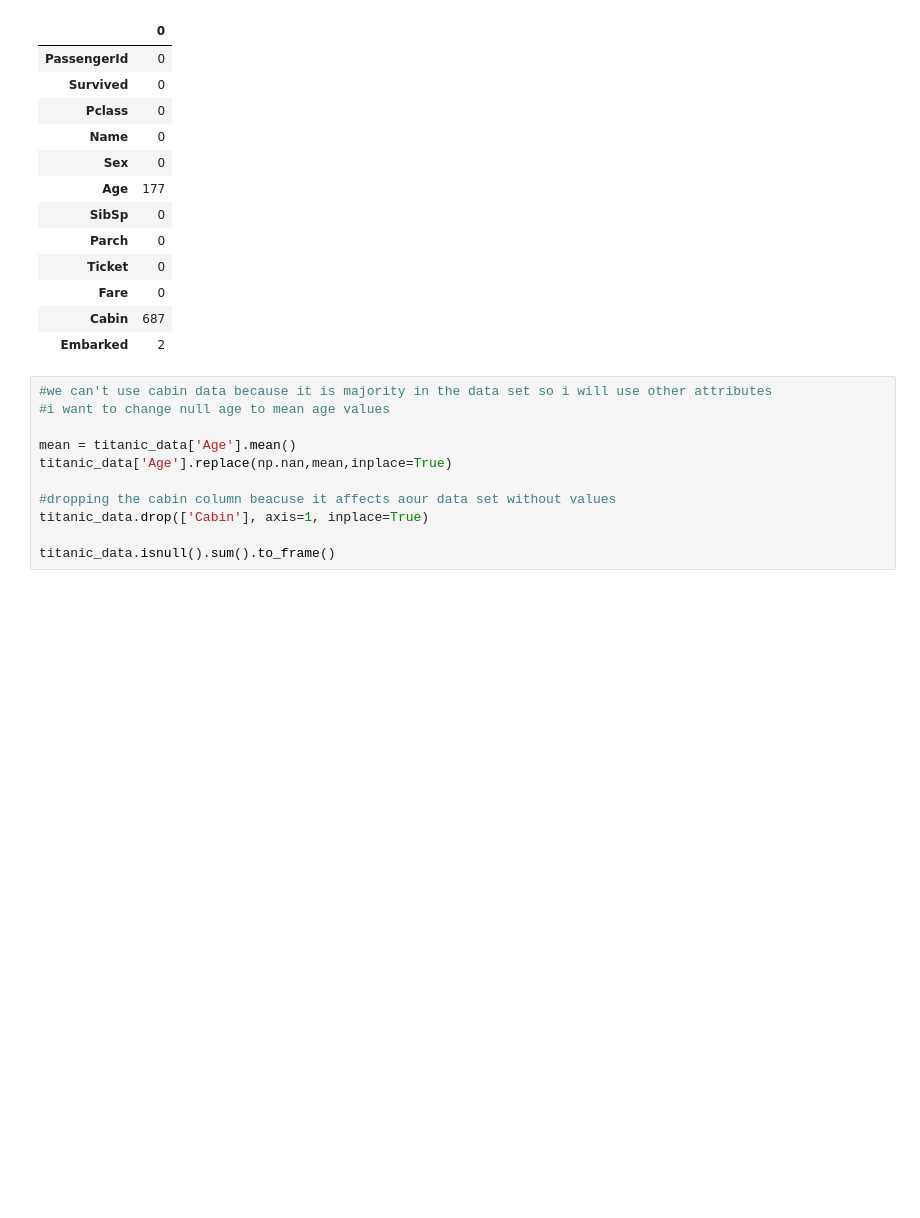
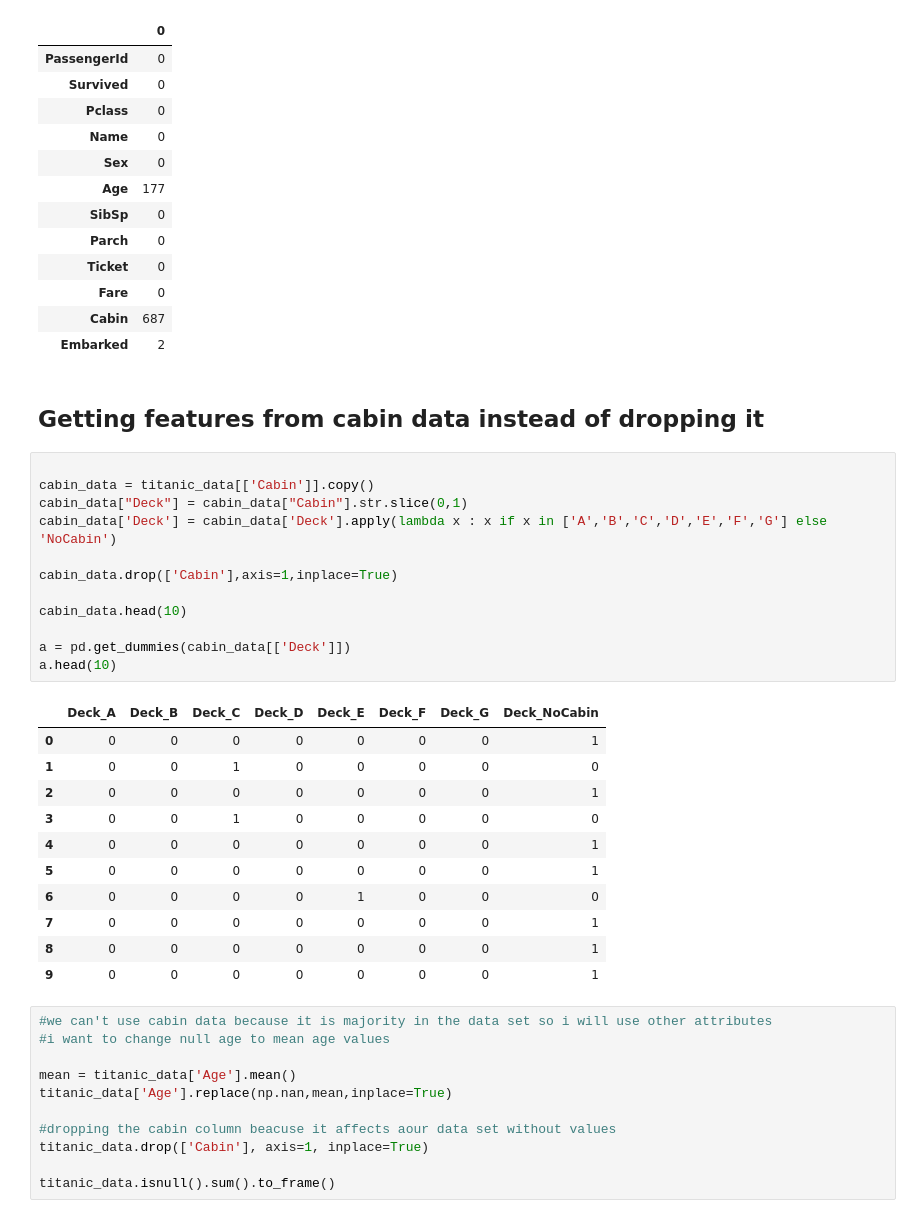
Before and after one commit to eren9677/Kaggle-Projects, a Jupyter notebook: notebook316fb25898 (2).ipynb, the cells around one changed output. Cells and saved outputs as stored; diff of their text form; blank space fills up the shorter version.

```diff
--- a/notebook316fb25898 (2).ipynb
+++ b/notebook316fb25898 (2).ipynb
@@ -74,6 +74,32 @@ titanic_data.isnull().sum().to_frame()
 | Fare | 0 |
 | Cabin | 687 |
 | Embarked | 2 |
+# %% [markdown]
+## Getting features from cabin data instead of dropping it
+# %%
+
+cabin_data = titanic_data[['Cabin']].copy()
+cabin_data["Deck"] = cabin_data["Cabin"].str.slice(0,1)
+cabin_data['Deck'] = cabin_data['Deck'].apply(lambda x : x if x in ['A','B','C','D','E','F','G'] else 'NoCabin')
+
+cabin_data.drop(['Cabin'],axis=1,inplace=True)
+
+cabin_data.head(10)
+
+a = pd.get_dummies(cabin_data[['Deck']])
+a.head(10)
+# %% [output]
+|  | Deck_A | Deck_B | Deck_C | Deck_D | Deck_E | Deck_F | Deck_G | Deck_NoCabin |
+| 0 | 0 | 0 | 0 | 0 | 0 | 0 | 0 | 1 |
+| 1 | 0 | 0 | 1 | 0 | 0 | 0 | 0 | 0 |
+| 2 | 0 | 0 | 0 | 0 | 0 | 0 | 0 | 1 |
+| 3 | 0 | 0 | 1 | 0 | 0 | 0 | 0 | 0 |
+| 4 | 0 | 0 | 0 | 0 | 0 | 0 | 0 | 1 |
+| 5 | 0 | 0 | 0 | 0 | 0 | 0 | 0 | 1 |
+| 6 | 0 | 0 | 0 | 0 | 1 | 0 | 0 | 0 |
+| 7 | 0 | 0 | 0 | 0 | 0 | 0 | 0 | 1 |
+| 8 | 0 | 0 | 0 | 0 | 0 | 0 | 0 | 1 |
+| 9 | 0 | 0 | 0 | 0 | 0 | 0 | 0 | 1 |
 # %%
 #we can't use cabin data because it is majority in the data set so i will use other attributes
 #i want to change null age to mean age values
```
Also changed, not shown: parts of 14 cells of this notebook, 1 other file.
